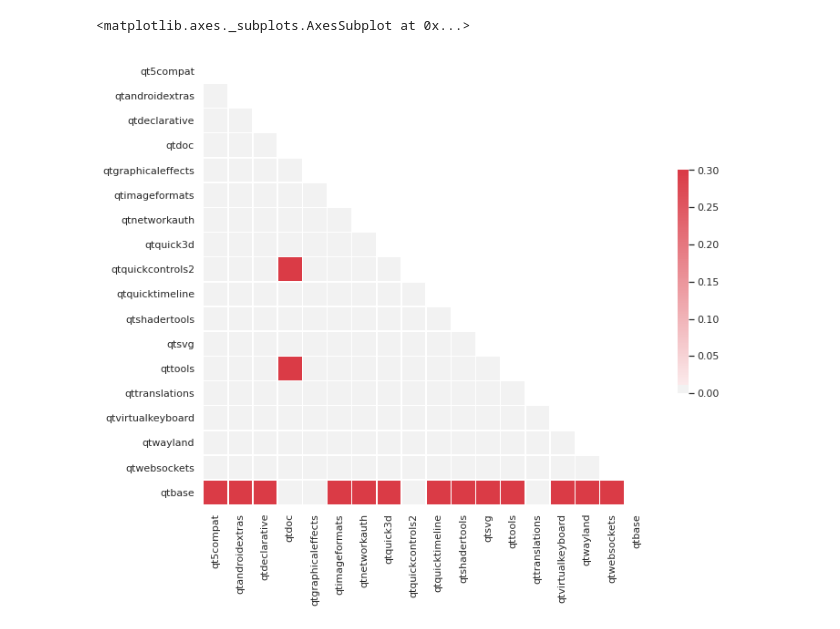
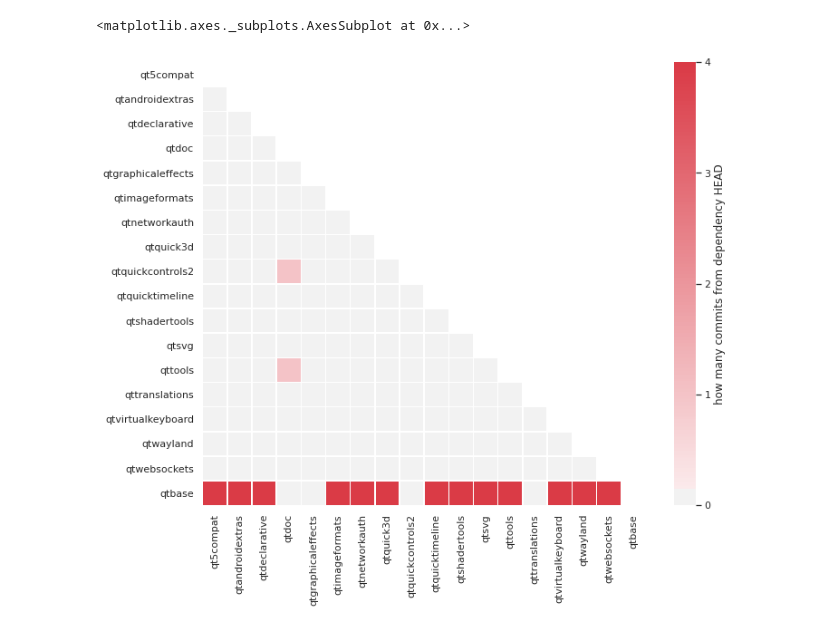
Before and after one commit to AnnaWojciechowska/pythonVisualisation, a Jupyter notebook: qtModuleDependenciesSeabornVis.ipynb, the cells around one changed output. Drawn from its saved outputs; the diff is of its cells as text; code cells hidden in the pictures.

Commit message:
Adding labels to legend bar

```diff
--- a/qtModuleDependenciesSeabornVis.ipynb
+++ b/qtModuleDependenciesSeabornVis.ipynb
@@ -22,22 +22,22 @@ for i in range (links.shape[0]):
 # %%
 import numpy as np
 import seaborn as sns
 import matplotlib.pyplot as plt
 
 #corr = data.corr()
 
 sns.set(style="white")
 mask = np.triu(np.ones_like(data, dtype=np.bool))
 
 # Set up the matplotlib figure
 f, ax = plt.subplots(figsize=(11, 9))
 
 # Generate a custom diverging colormap
 cmap = sns.diverging_palette(220, 10, as_cmap=True)
 
 # Draw the heatmap with the mask and correct aspect ratio
-sns.heatmap(data, mask=mask, cmap=cmap, vmax=.3, center=0,
-            square=True, linewidths=.5, cbar_kws={"shrink": .5})
+sns.heatmap(data, mask=mask, cmap=cmap, vmax=4, center=0,
+            square=True, linewidths=.5, cbar_kws={"shrink": 1, 'ticks': [0, 1,2, 3, 4], 'label':'how many commits from dependency HEAD' })
 # %% [output]
 <matplotlib.axes._subplots.AxesSubplot at 0x...>
-[figure, old version]
+[figure, new version]
```
Also changed, not shown: parts of 1 cell of this notebook.
